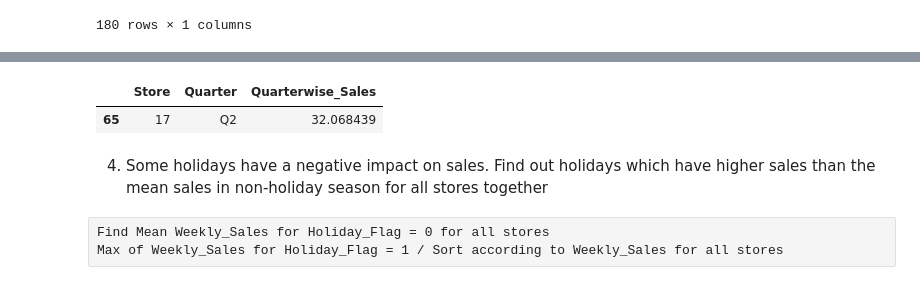
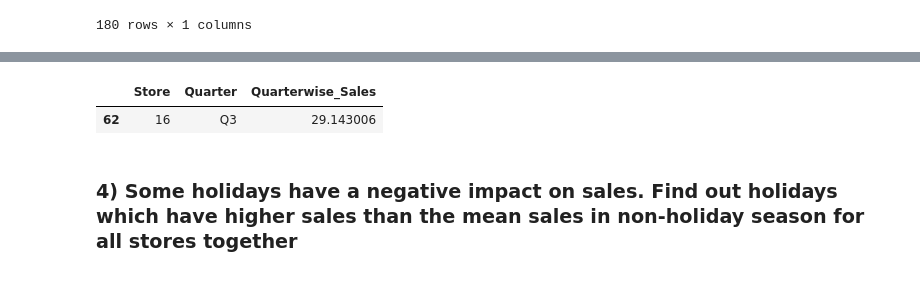
Before and after one commit to meagaram/Datascience-notes, a Jupyter notebook: Walmart-Dataset-Analysis.ipynb, the cells around one changed output, grey strips where cells are left out. Drawn from its saved outputs; the diff is of its cells as text; code cells hidden in the pictures.

```diff
--- a/Walmart-Dataset-Analysis.ipynb
+++ b/Walmart-Dataset-Analysis.ipynb
@@ -230,7 +303,7 @@ df
 6435 rows × 9 columns
 # %%
 df_2012 = df[(df['Year']) == 2012]
-df_2012.drop('Year', axis='columns', inplace=True)
+df_2012.drop(['Month', 'Year'], axis='columns', inplace=True)
 # %% [output]
 A value is trying to be set on a copy of a slice from a DataFrame
 
@@ -323,4 +387,4 @@ quarterly_percentage
 180 rows × 1 columns
 # %%
 quarterly_percentage.reset_index(inplace=True)
-quarterly_percentage[(quarterly_percentage['Quarter']) == 'Q3']
+Q3 = quarterly_percentage[(quarterly_percentage['Quarter']) == 'Q3']
@@ -345,10 +395,7 @@ quarterly_percentage[(quarterly_percentage['Quarter']) == 'Q3']
 # %%
-quarterly_percentage[(quarterly_percentage['Quarterwise_Sales'] == max(quarterly_percentage['Quarterwise_Sales']))]
+Q3[(Q3['Quarterwise_Sales'] == max(Q3['Quarterwise_Sales']))]
 # %% [output]
 |  | Store | Quarter | Quarterwise_Sales |
-| 65 | 17 | Q2 | 32.068439 |
+| 62 | 16 | Q3 | 29.143006 |
 # %% [markdown]
-4) Some holidays have a negative impact on sales. Find out holidays which have higher sales than the mean sales in non-holiday season for all stores together
+### 4) Some holidays have a negative impact on sales. Find out holidays which have higher sales than the mean sales in non-holiday season for all stores together
-# %% [raw]
-Find Mean Weekly_Sales for Holiday_Flag = 0 for all stores
-Max of Weekly_Sales for Holiday_Flag = 1 / Sort according to Weekly_Sales for all stores
```
Also changed, not shown: parts of 58 cells of this notebook.
